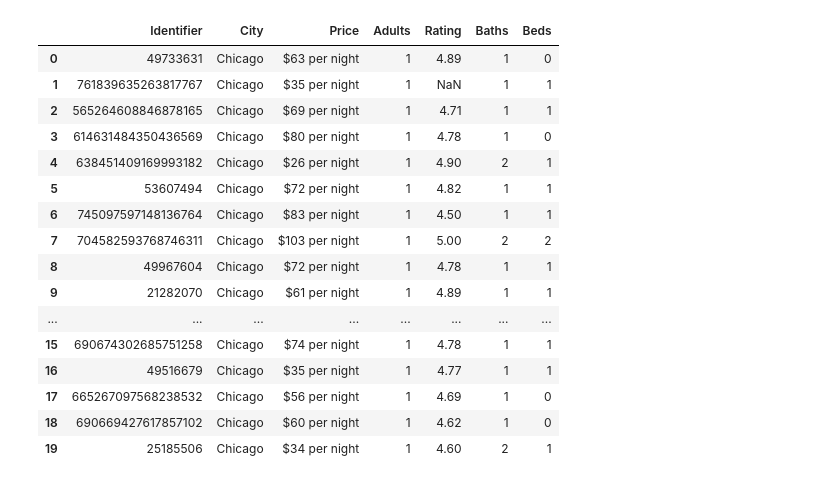
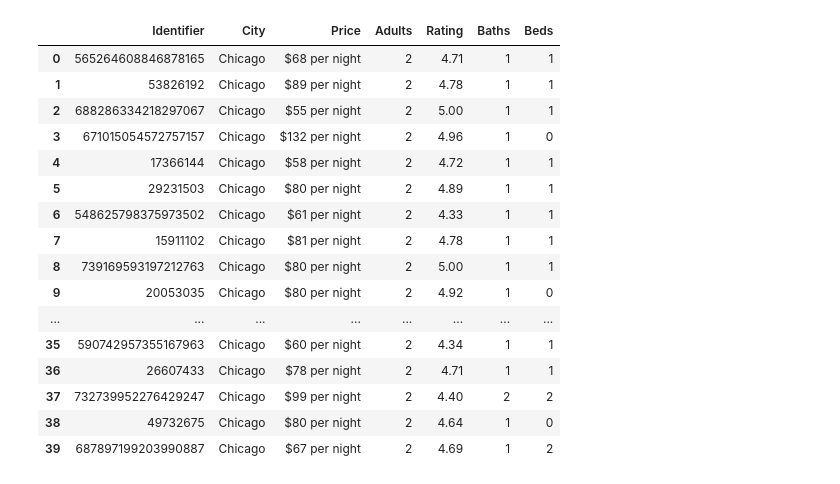
Before and after one commit to Jhernie/Project-2-Short-term-Rental, a Jupyter notebook: AirBnB.ipynb, the cells around one changed output. Drawn from its saved outputs; the diff is of its cells as text; code cells hidden in the pictures.

```diff
--- a/AirBnB.ipynb
+++ b/AirBnB.ipynb
@@ -78,21 +69,22 @@ chicago_search
-# %%
-air_bnb = pd.DataFrame(chicago_search)
-air_bnb
-# %% [output]
-|  | Identifier | City | Price | Adults | Rating | Baths | Beds |
-| 0 | 49733631 | Chicago | $63 per night | 1 | 4.89 | 1 | 0 |
-| 1 | 761839635263817767 | Chicago | $35 per night | 1 | NaN | 1 | 1 |
-| 2 | 565264608846878165 | Chicago | $69 per night | 1 | 4.71 | 1 | 1 |
-| 3 | 614631484350436569 | Chicago | $80 per night | 1 | 4.78 | 1 | 0 |
-| 4 | 638451409169993182 | Chicago | $26 per night | 1 | 4.90 | 2 | 1 |
-| 5 | 53607494 | Chicago | $72 per night | 1 | 4.82 | 1 | 1 |
-| 6 | 745097597148136764 | Chicago | $83 per night | 1 | 4.50 | 1 | 1 |
-| 7 | 704582593768746311 | Chicago | $103 per night | 1 | 5.00 | 2 | 2 |
-| 8 | 49967604 | Chicago | $72 per night | 1 | 4.78 | 1 | 1 |
-| 9 | 21282070 | Chicago | $61 per night | 1 | 4.89 | 1 | 1 |
-| ... | ... | ... | ... | ... | ... | ... | ... |
-| 15 | 690674302685751258 | Chicago | $74 per night | 1 | 4.78 | 1 | 1 |
-| 16 | 49516679 | Chicago | $35 per night | 1 | 4.77 | 1 | 1 |
-| 17 | 665267097568238532 | Chicago | $56 per night | 1 | 4.69 | 1 | 0 |
-| 18 | 690669427617857102 | Chicago | $60 per night | 1 | 4.62 | 1 | 0 |
-| 19 | 25185506 | Chicago | $34 per night | 1 | 4.60 | 2 | 1 |
+# %%
+chicago_search_2 = api_search("ChIJ7cv00DwsDogRAMDACa2m4K8", "USD", "2")
+chicago_bnb_2 = pd.DataFrame(chicago_search_2)
+chicago_bnb_2
+# %% [output]
+|  | Identifier | City | Price | Adults | Rating | Baths | Beds |
+| 0 | 565264608846878165 | Chicago | $68 per night | 2 | 4.71 | 1 | 1 |
+| 1 | 53826192 | Chicago | $89 per night | 2 | 4.78 | 1 | 1 |
+| 2 | 688286334218297067 | Chicago | $55 per night | 2 | 5.00 | 1 | 1 |
+| 3 | 671015054572757157 | Chicago | $132 per night | 2 | 4.96 | 1 | 0 |
+| 4 | 17366144 | Chicago | $58 per night | 2 | 4.72 | 1 | 1 |
+| 5 | 29231503 | Chicago | $80 per night | 2 | 4.89 | 1 | 1 |
+| 6 | 548625798375973502 | Chicago | $61 per night | 2 | 4.33 | 1 | 1 |
+| 7 | 15911102 | Chicago | $81 per night | 2 | 4.78 | 1 | 1 |
+| 8 | 739169593197212763 | Chicago | $80 per night | 2 | 5.00 | 1 | 1 |
+| 9 | 20053035 | Chicago | $80 per night | 2 | 4.92 | 1 | 0 |
+| ... | ... | ... | ... | ... | ... | ... | ... |
+| 35 | 590742957355167963 | Chicago | $60 per night | 2 | 4.34 | 1 | 1 |
+| 36 | 26607433 | Chicago | $78 per night | 2 | 4.71 | 1 | 1 |
+| 37 | 732739952276429247 | Chicago | $99 per night | 2 | 4.40 | 2 | 2 |
+| 38 | 49732675 | Chicago | $80 per night | 2 | 4.64 | 1 | 0 |
+| 39 | 687897199203990887 | Chicago | $67 per night | 2 | 4.69 | 1 | 2 |
```
Also changed, not shown: parts of 8 cells of this notebook.
